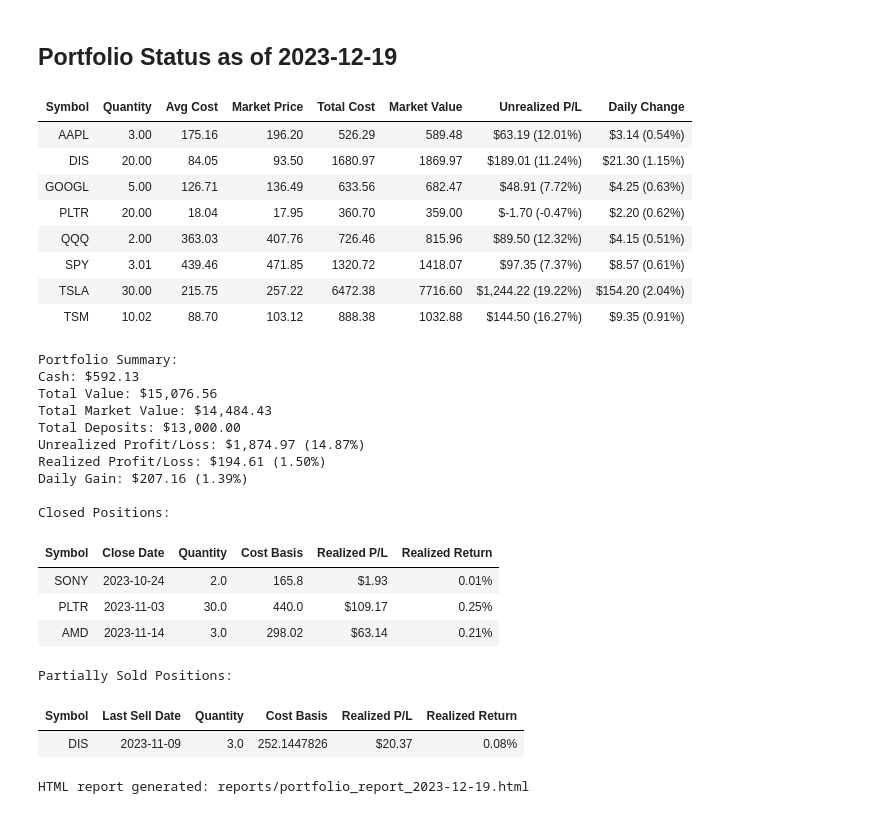
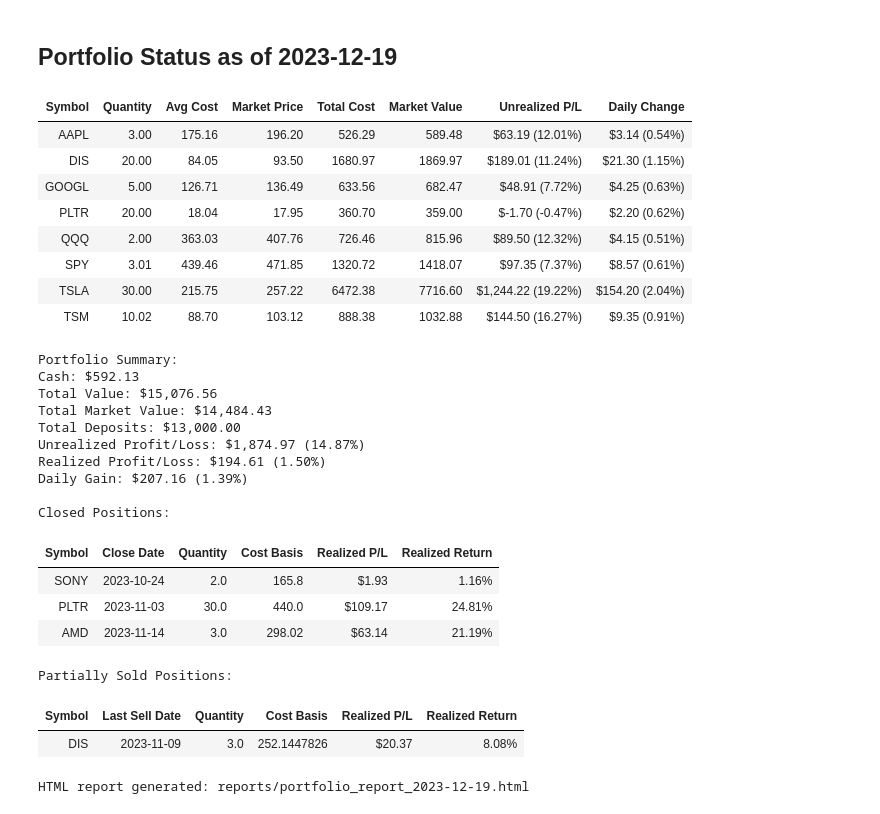
Before and after one commit to Jason-Wuuuu/Firstrade-Portfolio-Analyzer, a Jupyter notebook: portfolio_analysis_dashboard.ipynb, the cells around one changed output. Saved outputs shown, nothing was run; the diff lists cells and outputs as text; code cells hidden in the pictures.

```diff
--- a/portfolio_analysis_dashboard.ipynb
+++ b/portfolio_analysis_dashboard.ipynb
@@ -89,7 +90,6 @@ def process_portfolio_data(portfolio_data, date=None, sort_by='Symbol', ascendin
         'partially_sold_positions': partially_sold_positions_df,
     }
 
-
 def process_holdings(holdings):
     return [
         {
@@ -105,7 +105,6 @@ def process_holdings(holdings):
         for symbol, info in holdings.items()
     ]
 
-
 def process_closed_positions(closed_positions):
     df = pd.DataFrame(closed_positions).T.reset_index()
     df.columns = ['Symbol', 'Close Date', 'Quantity',
@@ -113,9 +112,8 @@ def process_closed_positions(closed_positions):
     df['Realized P/L'] = df['Realized P/L'].apply(
         lambda x: f"${float(x):,.2f}")
     df['Realized Return'] = df['Realized Return'].apply(
-        lambda x: f"{float(x):.2f}%")
+        lambda x: f"{float(x)*100:.2f}%")  # Multiply by 100 here
     return df
-
 
 def process_partially_sold_positions(partially_sold_positions):
     df = pd.DataFrame(partially_sold_positions).T.reset_index()
@@ -124,9 +122,8 @@ def process_partially_sold_positions(partially_sold_positions):
     df['Realized P/L'] = df['Realized P/L'].apply(
         lambda x: f"${float(x):,.2f}")
     df['Realized Return'] = df['Realized Return'].apply(
-        lambda x: f"{float(x):.2f}%")
+        lambda x: f"{float(x)*100:.2f}%")  # Multiply by 100 here
     return df
-
 
 def display_portfolio_analysis(processed_data):
     date = processed_data['date']
@@ -149,16 +146,19 @@ def display_portfolio_analysis(processed_data):
     # Display Unrealized Gain/Loss with percentage
     total_unrealized_pnl = summary['total_unrealized_pnl']
     total_unrealized_return = summary['total_unrealized_return']
-    print(f"Unrealized Profit/Loss: ${float(total_unrealized_pnl)          :,.2f} ({float(total_unrealized_return)*100:.2f}%)")
+    print(f"Unrealized Profit/Loss: ${float(total_unrealized_pnl)
+          :,.2f} ({float(total_unrealized_return)*100:.2f}%)")
 
     total_realized_pnl = summary['total_realized_pnl']
     total_realized_return = summary['total_realized_return']
-    print(f"Realized Profit/Loss: ${float(total_realized_pnl)          :,.2f} ({float(total_realized_return)*100:.2f}%)")
+    print(f"Realized Profit/Loss: ${float(total_realized_pnl)
+          :,.2f} ({float(total_realized_return)*100:.2f}%)")
 
     # Display daily gain
     daily_gain_loss = summary['total_daily_change']
     daily_return = summary['total_daily_return']
-    print(f"Daily Gain: ${float(daily_gain_loss)          :,.2f} ({float(daily_return)*100:.2f}%)")
+    print(f"Daily Gain: ${float(daily_gain_loss)
+          :,.2f} ({float(daily_return)*100:.2f}%)")
 
     # Display closed positions
     print("\nClosed Positions:")
@@ -168,7 +168,6 @@ def display_portfolio_analysis(processed_data):
     print("\nPartially Sold Positions:")
     display(HTML(partially_sold_positions_df.to_html(
         index=False, classes='dataframe')))
-
 
 def print_summary_item(label, value, is_percentage=False):
     if is_percentage:
@@ -178,39 +177,39 @@ def print_summary_item(label, value, is_percentage=False):
 
 
 # Example usage:
 
 # processed_data = process_portfolio_data(portfolio_data, date="2024-03-21")
 processed_data = process_portfolio_data(portfolio_data)
 
 display_portfolio_analysis(processed_data)
 # %% [output]
 Portfolio Status as of 2023-12-19
 | Symbol | Quantity | Avg Cost | Market Price | Total Cost | Market Value | Unrealized P/L | Daily Change |
 | AAPL | 3.00 | 175.16 | 196.20 | 526.29 | 589.48 | $63.19 (12.01%) | $3.14 (0.54%) |
 | DIS | 20.00 | 84.05 | 93.50 | 1680.97 | 1869.97 | $189.01 (11.24%) | $21.30 (1.15%) |
 | GOOGL | 5.00 | 126.71 | 136.49 | 633.56 | 682.47 | $48.91 (7.72%) | $4.25 (0.63%) |
 | PLTR | 20.00 | 18.04 | 17.95 | 360.70 | 359.00 | $-1.70 (-0.47%) | $2.20 (0.62%) |
 | QQQ | 2.00 | 363.03 | 407.76 | 726.46 | 815.96 | $89.50 (12.32%) | $4.15 (0.51%) |
 | SPY | 3.01 | 439.46 | 471.85 | 1320.72 | 1418.07 | $97.35 (7.37%) | $8.57 (0.61%) |
 | TSLA | 30.00 | 215.75 | 257.22 | 6472.38 | 7716.60 | $1,244.22 (19.22%) | $154.20 (2.04%) |
 | TSM | 10.02 | 88.70 | 103.12 | 888.38 | 1032.88 | $144.50 (16.27%) | $9.35 (0.91%) |
 Portfolio Summary:
 Cash: $592.13
 Total Value: $15,076.56
 Total Market Value: $14,484.43
 Total Deposits: $13,000.00
 Unrealized Profit/Loss: $1,874.97 (14.87%)
 Realized Profit/Loss: $194.61 (1.50%)
 Daily Gain: $207.16 (1.39%)
 
 Closed Positions:
 | Symbol | Close Date | Quantity | Cost Basis | Realized P/L | Realized Return |
-| SONY | 2023-10-24 | 2.0 | 165.8 | $1.93 | 0.01% |
-| PLTR | 2023-11-03 | 30.0 | 440.0 | $109.17 | 0.25% |
-| AMD | 2023-11-14 | 3.0 | 298.02 | $63.14 | 0.21% |
+| SONY | 2023-10-24 | 2.0 | 165.8 | $1.93 | 1.16% |
+| PLTR | 2023-11-03 | 30.0 | 440.0 | $109.17 | 24.81% |
+| AMD | 2023-11-14 | 3.0 | 298.02 | $63.14 | 21.19% |
 Partially Sold Positions:
 | Symbol | Last Sell Date | Quantity | Cost Basis | Realized P/L | Realized Return |
-| DIS | 2023-11-09 | 3.0 | 252.1447826 | $20.37 | 0.08% |
+| DIS | 2023-11-09 | 3.0 | 252.1447826 | $20.37 | 8.08% |
 # %%
 def plot_stock_proportions(portfolio_data, date=None, show_values=True, main_threshold=3.0):
     date = NOTEBOOK_DATE or date or max(portfolio_data.keys())
```
Also changed, not shown: parts of 2 cells of this notebook.
